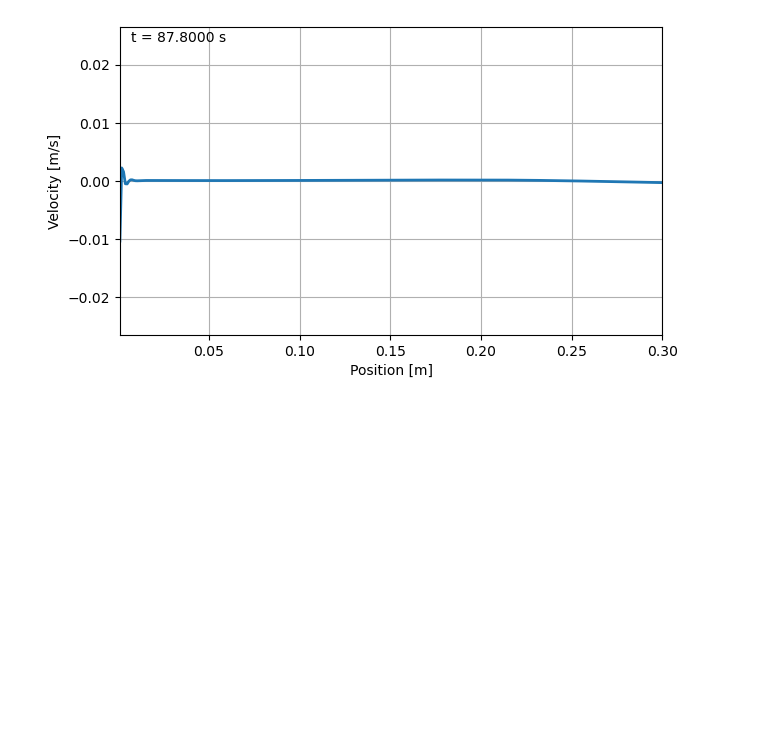
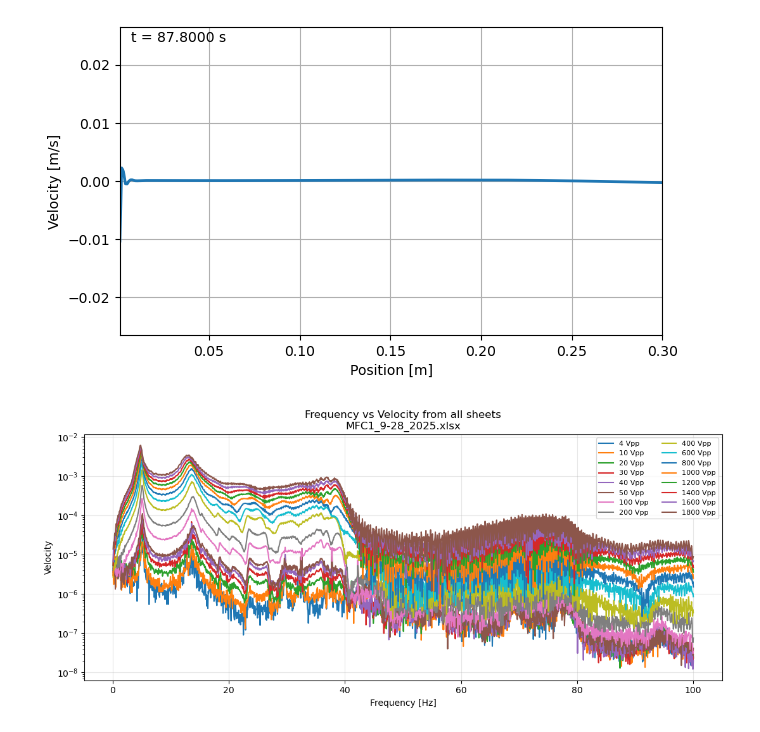
Before and after one commit to nimaet/Modeling, a Jupyter notebook: tasks/Fish/arbitray_placement_test.ipynb, the cells around one changed output. Drawn from its saved outputs; the diff is of its cells as text; code cells hidden in the pictures; blank space fills up the shorter version.

```diff
--- a/tasks/Fish/arbitray_placement_test.ipynb
+++ b/tasks/Fish/arbitray_placement_test.ipynb
@@ -427,3 +431,38 @@ plotting.animate_field_1d(
 Saving frame 8781/10000
 KeyboardInterrupt:
 [figure]
+# %%
+import pandas as pd
+from pathlib import Path
+import matplotlib.pyplot as plt
+
+# Set your Excel file path here
+excel_path = Path("./MFC1_9-28_2025.xlsx")
+
+if not excel_path.exists():
+    raise FileNotFoundError(f"Excel file not found: {excel_path.resolve()}")
+
+xls = pd.ExcelFile(excel_path)
+plt.figure(figsize=(11, 5))
+
+for sheet_name in xls.sheet_names:
+    # Read first two columns only: frequency (col 1), velocity (col 2)
+    df = pd.read_excel(excel_path, sheet_name=sheet_name, usecols=[0, 1])
+
+    # Coerce non-numeric values (headers/empty rows) to NaN and drop them
+    freq = pd.to_numeric(df.iloc[:, 0], errors="coerce")
+    vel = pd.to_numeric(df.iloc[:, 1], errors="coerce")
+    valid = freq.notna() & vel.notna()
+
+    if valid.any():
+        plt.semilogy(freq[valid], vel[valid], lw=1.5, label=sheet_name)
+
+plt.xlabel("Frequency [Hz]")
+plt.ylabel("Velocity")
+plt.title(f"Frequency vs Velocity from all sheets\n{excel_path.name}")
+plt.grid(True, alpha=0.3)
+plt.legend(loc="best", fontsize=8, ncol=2)
+plt.tight_layout()
+plt.show()
+# %% [output]
+[figure, added]
```
Also changed, not shown: parts of 4 cells of this notebook, 11 other files.
